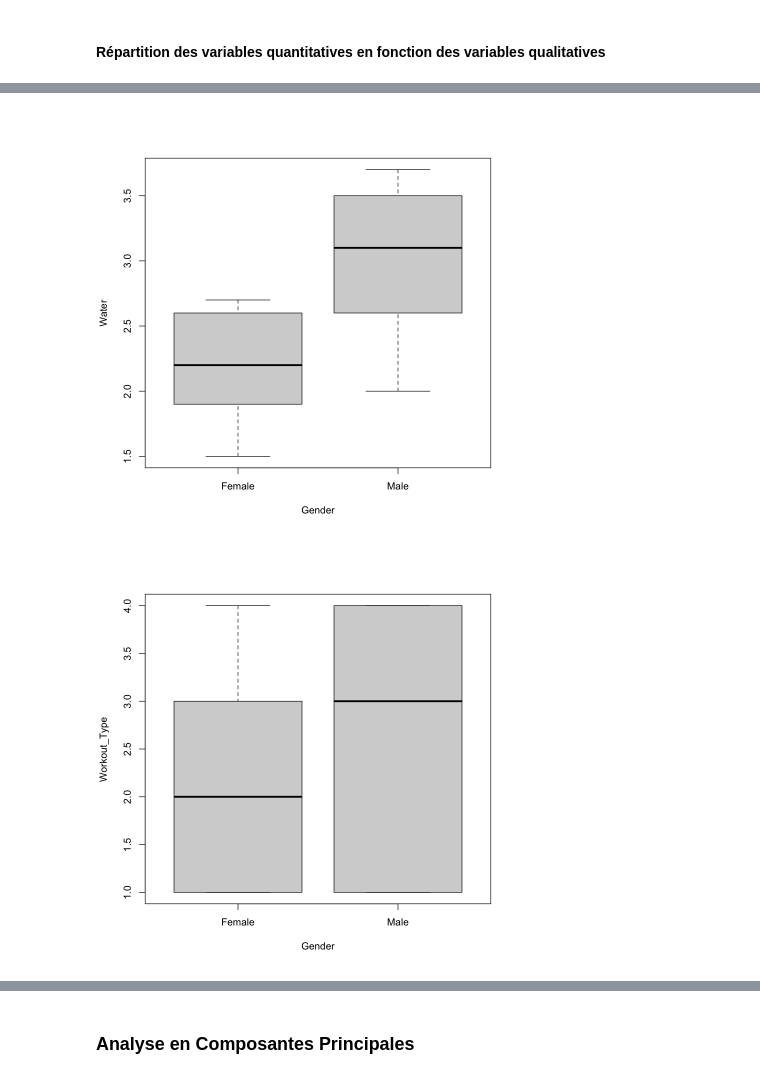
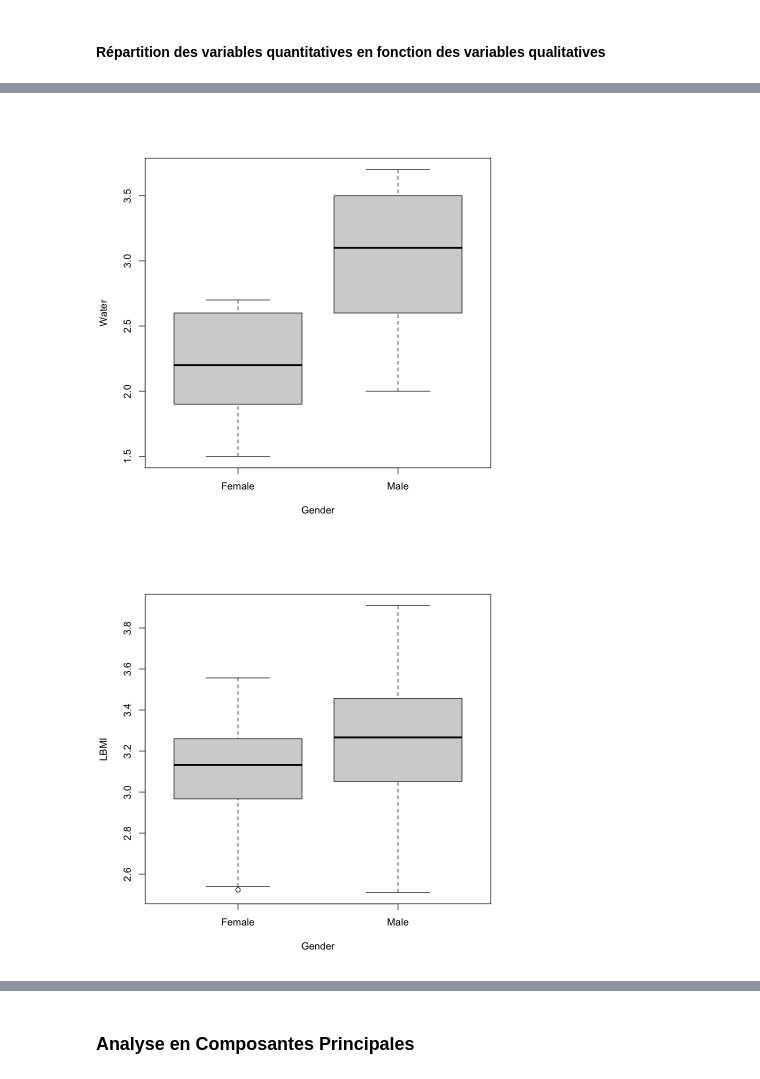
Before and after one commit to bao-do/4thY_MachineLearningProject, a Jupyter notebook: projet.ipynb, the cells around one changed output, grey strips where cells are left out. Drawn from its saved outputs; the diff is of its cells as text; code cells hidden in the pictures.

```diff
--- a/projet.ipynb
+++ b/projet.ipynb
@@ -121,21 +135,22 @@ A data.frame: 6 × 15
 gym[, "Gender"] <- as.factor(gym[, "Gender"])
 gym[, "Workout_Type"] <- as.factor(gym[, "Workout_Type"])
 gym[, "Experience_Level"] <- as.factor(gym[, "Experience_Level"])
+gym[, "Workout_Frequency"] <- as.factor(gym[, "Workout_Frequency"])
 # %%
 summary(gym)
 age <- gym$Age
 Gender <- gym$Gender
-Weight <- gym$Weight..kg.
-Height <- gym$Height..m.
+Weight <- gym$Weight
+Height <- gym$Height
 Max_BPM <- gym$Max_BPM
 Avg_BPM <- gym$Avg_BPM
 Resting_BPM <- gym$Resting_BPM
-Session <- gym$Session_Duration..hours.
+Session <- gym$Session_Duration
 Calories <- gym$Calories_Burned
 Workout_Type <- gym$Workout_Type
 Fat <- gym$Fat_Percentage
-Water <- gym$Water_Intake..liters.
-Workout_Frequency <- gym$Workout_Frequency..days.week.
+Water <- gym$Water_Intake
+Workout_Frequency <- gym$Workout_Frequency
 Experience_Level <- gym$Experience_Level
 BMI <- gym$BMI
 # %% [output]
@@ -305,7 +292,7 @@ Examples
 #logWeight <- log(Weight)
 #logBMI <- log(BMI)
 boxplot(Age ~ Gender , data = gym)
-boxplot(Weight ~ Gender , data = gym)
+boxplot(LWeight ~ Gender , data = gym)
 boxplot(Height ~ Gender , data = gym)
 boxplot(Max_BPM ~ Gender , data = gym)
 boxplot(Avg_BPM ~ Gender , data = gym)
@@ -314,8 +301,6 @@ boxplot(Session ~ Gender , data = gym)
 boxplot(Calories ~ Gender , data = gym)
 boxplot(Fat ~ Gender , data = gym)
 boxplot(Water ~ Gender , data = gym)
-boxplot(Workout_Type ~ Gender , data = gym)
-boxplot(Workout_Frequency ~ Gender , data = gym)
-boxplot(BMI ~ Gender , data = gym)
+boxplot(LBMI ~ Gender , data = gym)
 # %% [output]
 [figure]
@@ -323,9 +308,9 @@ boxplot(BMI ~ Gender , data = gym)
 [figure]
 [figure]
 [figure]
 [figure]
 [figure]
 [figure]
 [figure]
 [figure]
-[figure, old version]
+[figure, new version]
```
Also changed, not shown: parts of 51 cells of this notebook.
